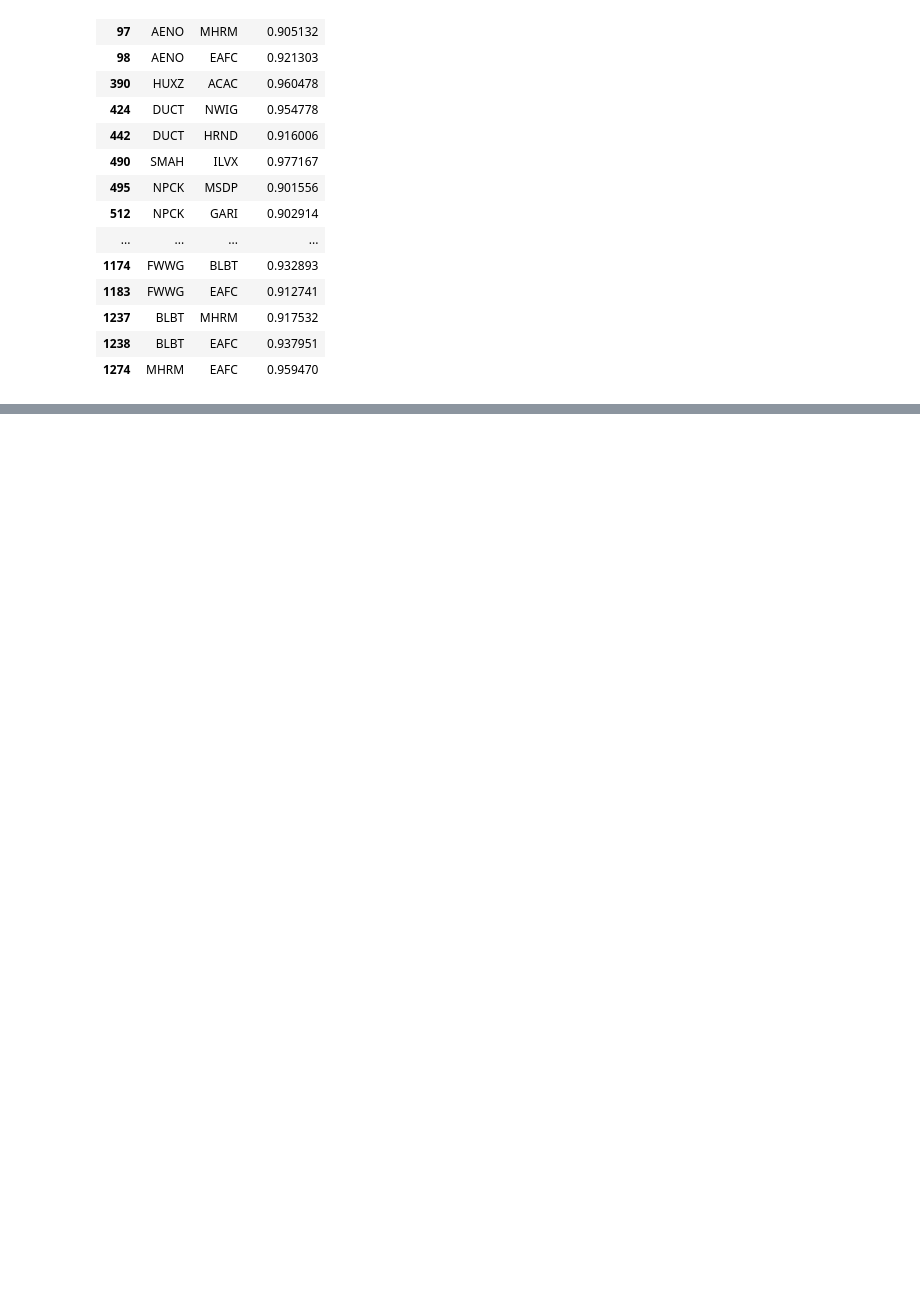
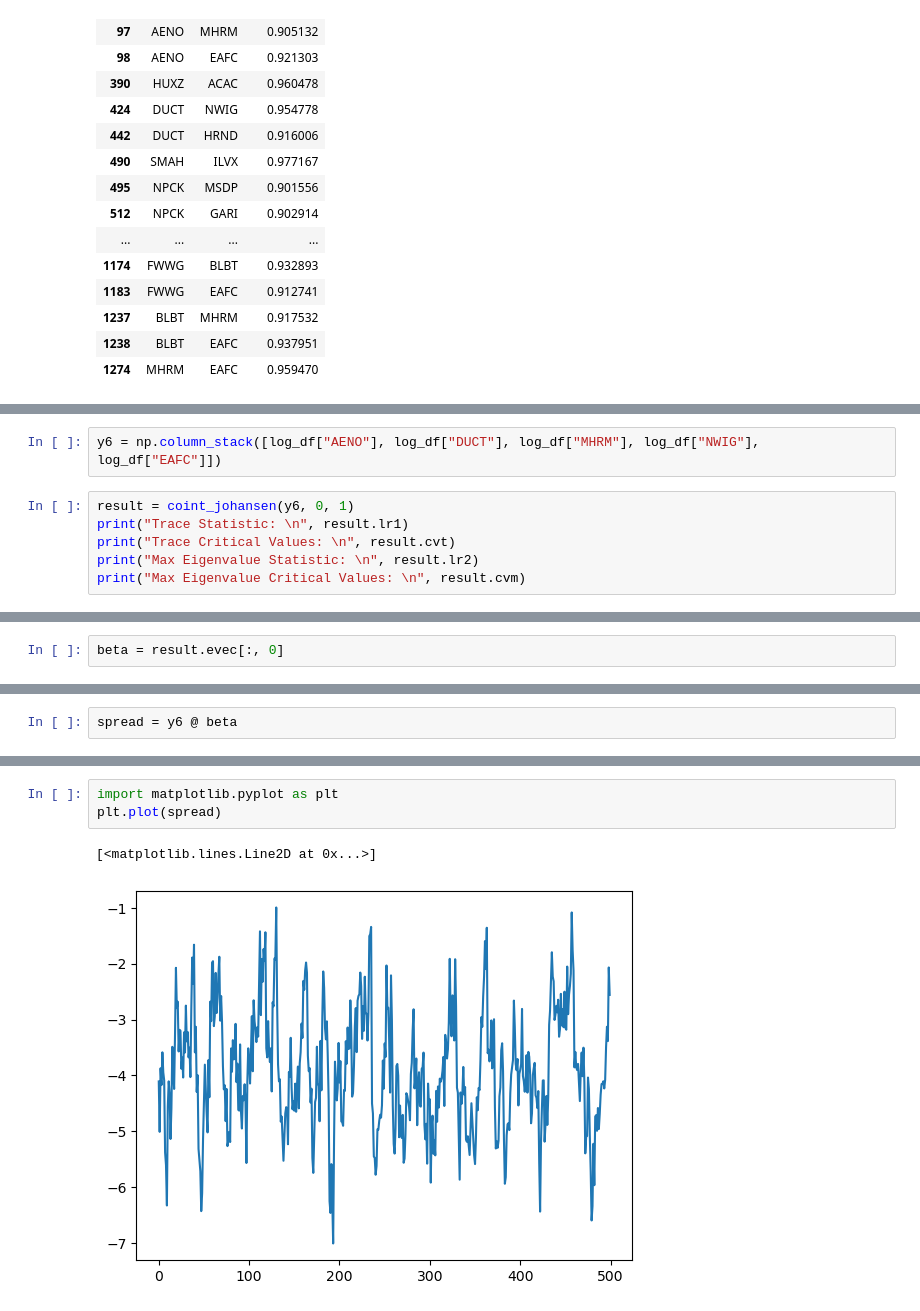
Before and after one commit to spencerwww/algothon26, a Jupyter notebook: price_correlation.ipynb, the cells around one changed output, grey strips where cells are left out. Cells and saved outputs as stored; diff of their text form; blank space fills up the shorter version.

Commit message:
Add strategy exploration: pairs trading, bollinger, donchian, basket spread
Co-Authored-By: Claude Opus 4.8 <noreply@anthropic.com>

```diff
--- a/price_correlation.ipynb
+++ b/price_correlation.ipynb
@@ -131,0 +163,8 @@ df["ALGO"].plot()
+# %%
+y6 = np.column_stack([log_df["AENO"], log_df["DUCT"], log_df["MHRM"], log_df["NWIG"], log_df["EAFC"]])
+# %%
+result = coint_johansen(y6, 0, 1)
+print("Trace Statistic: \n", result.lr1)
+print("Trace Critical Values: \n", result.cvt)
+print("Max Eigenvalue Statistic: \n", result.lr2)
+print("Max Eigenvalue Critical Values: \n", result.cvm)
@@ -131,0 +190,2 @@ df["ALGO"].plot()
+# %%
+beta = result.evec[:, 0]
@@ -131,0 +196,2 @@ df["ALGO"].plot()
+# %%
+spread = y6 @ beta
@@ -131,0 +218,6 @@ df["ALGO"].plot()
+# %%
+import matplotlib.pyplot as plt
+plt.plot(spread)
+# %% [output]
+[<matplotlib.lines.Line2D at 0x...>]
+[figure, added]
```
Also changed, not shown: parts of 14 cells of this notebook, 27 other files.
